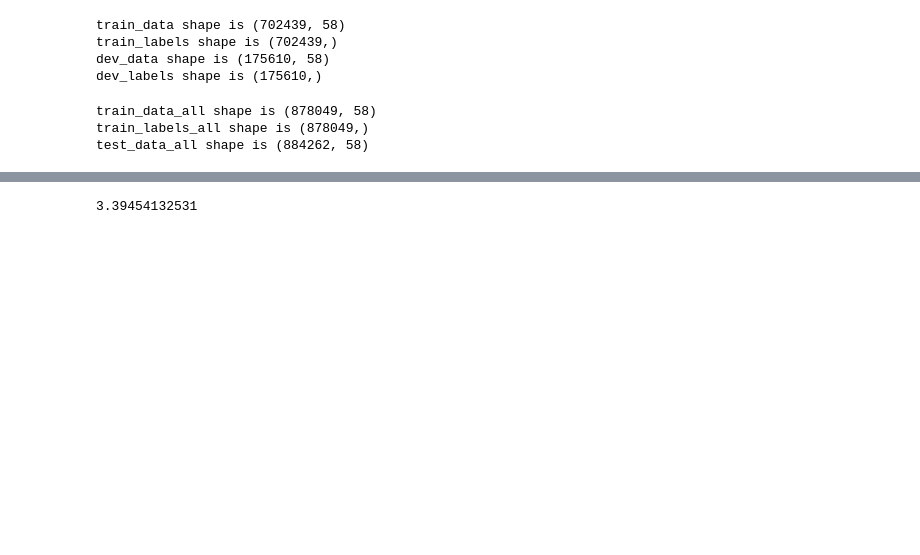
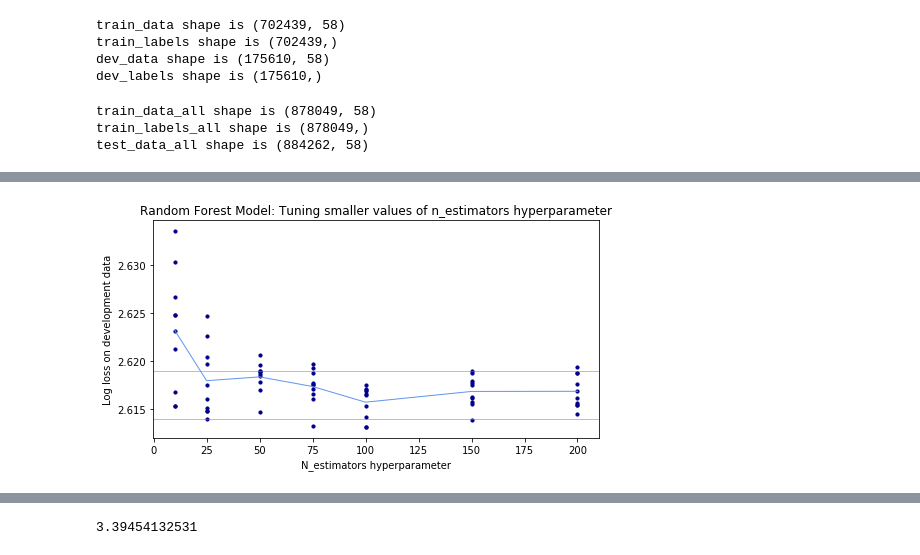
Before and after one commit to daxaurora/W207_CrimeClassification, a Jupyter notebook: W207 Final Project - Tree and Forest Models.ipynb, the cells around one changed output, grey strips where cells are left out. Drawn from its saved outputs; the diff is of its cells as text; code cells hidden in the pictures; blank space fills up the shorter version.

```diff
--- a/W207 Final Project - Tree and Forest Models.ipynb
+++ b/W207 Final Project - Tree and Forest Models.ipynb
@@ -194,0 +310,32 @@ Using max_depth of 15 and the highest n value practical (i.e., that can be run i
+# %%
+# Set up variables to look at smaller values of n
+n_values = [10, 25, 50, 75, 100, 150, 200]
+depth = 3
+features = 0.10
+
+# Run multiple iterations
+iterations = 10
+all_n_values_small = np.zeros((iterations, (len(n_values))))
+all_scores_n_values_small = np.zeros((iterations, (len(n_values))))
+
+for i in range(iterations):
+    scores = find_n(train_data, train_labels, dev_data, dev_labels, n_values, depth, features)
+    all_n_values_small[i] = n_values
+    all_scores_n_values_small[i] = scores
+# %%
+# Set up data for the plot
+avg_score_per_n_value_small = np.mean(all_scores_n_values_small, axis=0)
+
+# Set up plot
+plt.figure(figsize=(8,4))
+plt.xlabel("N_estimators hyperparameter")
+plt.ylabel("Log loss on development data")
+plt.title("Random Forest Model: Tuning smaller values of n_estimators hyperparameter")
+plt.plot(n_values, avg_score_per_n_value_small, c="cornflowerblue", linewidth=1.0)
+plt.scatter(all_n_values_small, all_scores_n_values_small, c = "darkblue", s=10)
+plt.axhline(y=2.614, linewidth=0.5, color = 'mediumorchid')
+plt.axhline(y=2.619, linewidth=0.5, color = 'mediumorchid')
+plt.show()
+#plt.savefig("Images/Optimal_N_Small_58Features.png")
+# %% [output]
+[figure, added]
```
Also changed, not shown: parts of 46 cells of this notebook, 3 other files.
